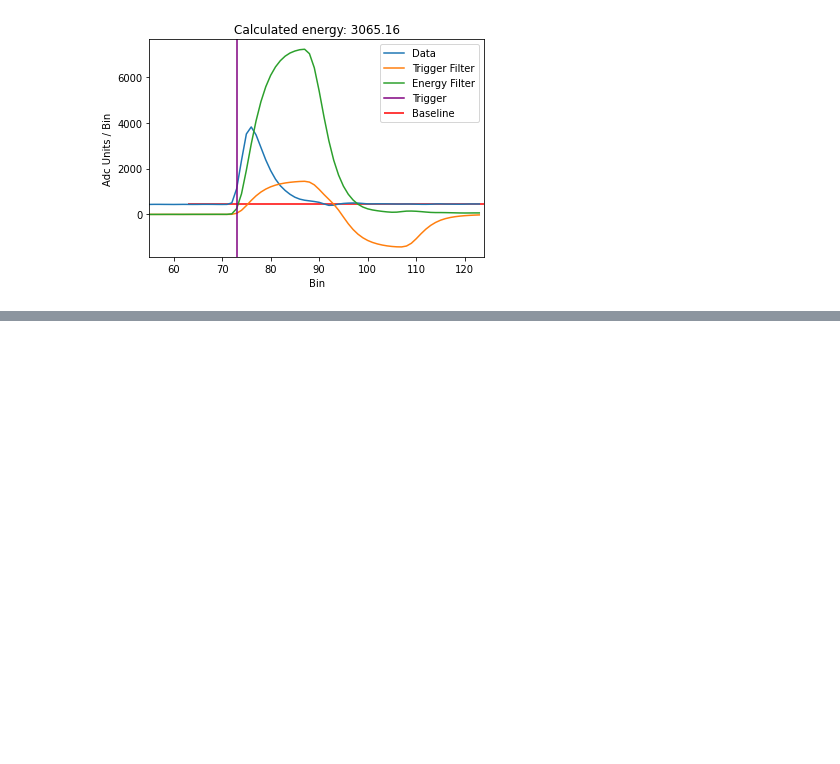
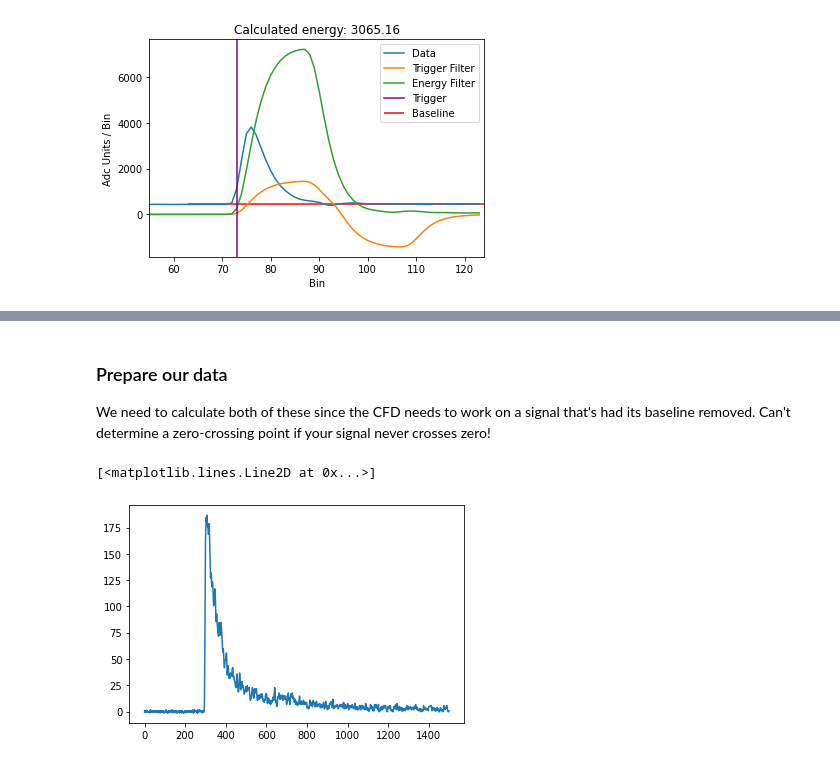
Before and after one commit to spaulaus/dsp_toolkit, a Jupyter notebook: docs/demo.ipynb, the cells around one changed output, grey strips where cells are left out. Drawn from its saved outputs; the diff is of its cells as text; code cells hidden in the pictures; blank space fills up the shorter version.

```diff
--- a/docs/demo.ipynb
+++ b/docs/demo.ipynb
@@ -80,0 +107,12 @@ ax.set_xlim([round(0.75 * triggers[0]), len(signal)])
+# %% [markdown]
+### Prepare our data
+We need to calculate both of these since the CFD needs to work on a signal that's had its baseline
+removed. Can't determine a zero-crossing point if your signal never crosses zero!
+# %%
+trigs, trig_filter = tf.calculate_trigger_filter(cfd_signal, 40, 10, 10)
+baseline = tf.calculate_baseline(cfd_signal, trigs[0], 40)
+munged_cfd_signal = [x - baseline for x in cfd_signal]
+plt.plot(munged_cfd_signal)
+# %% [output]
+[<matplotlib.lines.Line2D at 0x...>]
+[figure, added]
```
Also changed, not shown: parts of 12 cells of this notebook, 2 other files.
